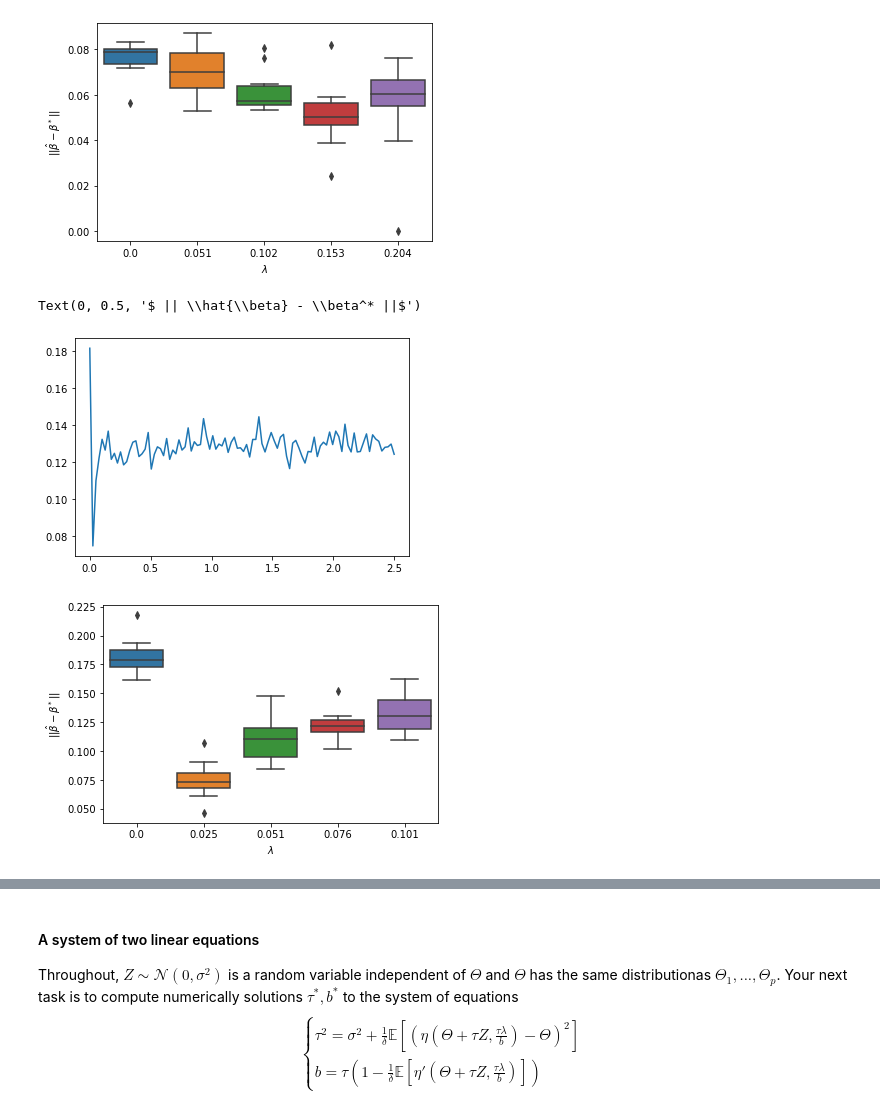
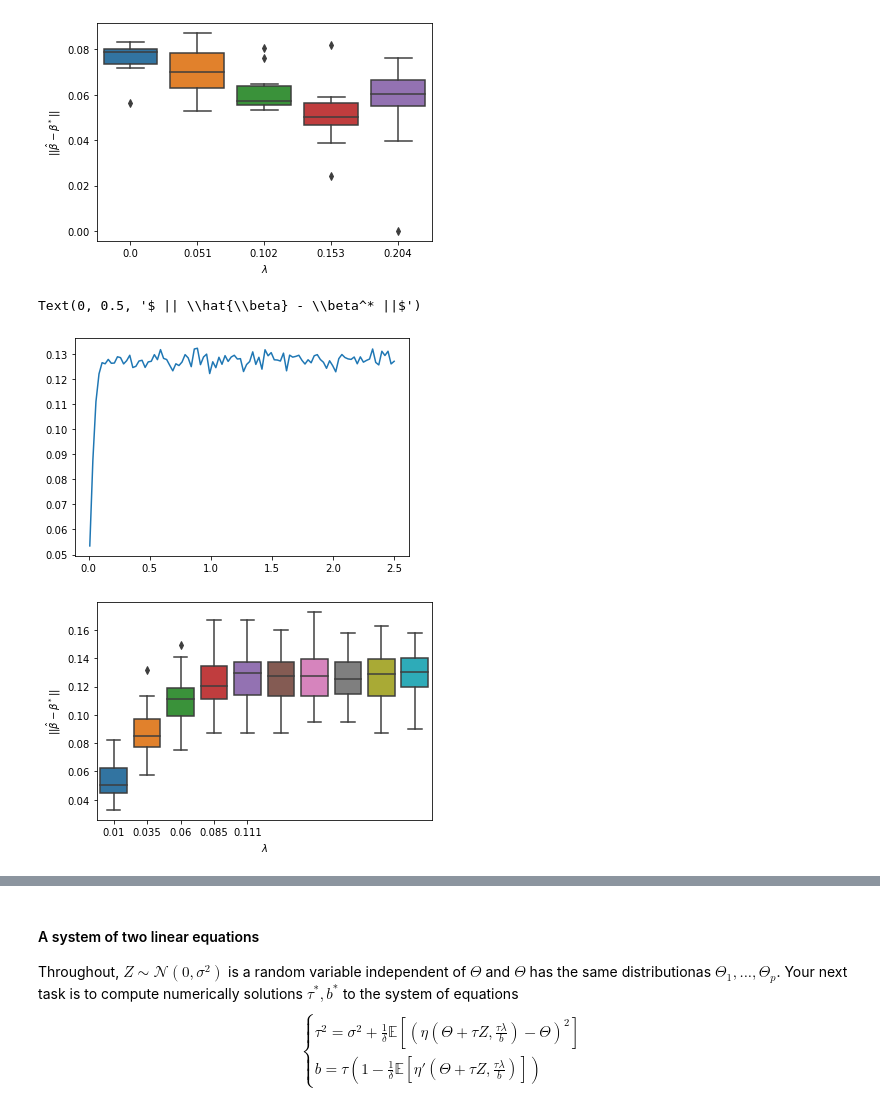
Before and after one commit to JulienKhlt/Hista, a Jupyter notebook: Projet_HISTA_FargeonKhlautRuhlmann.ipynb, the cells around one changed output, grey strips where cells are left out. Drawn from its saved outputs; the diff is of its cells as text; code cells hidden in the pictures.

Commit message:
Le boxplot du prof

```diff
--- a/Projet_HISTA_FargeonKhlautRuhlmann.ipynb
+++ b/Projet_HISTA_FargeonKhlautRuhlmann.ipynb
@@ -85,9 +87,9 @@ Text(0, 0.5, '$ || \\hat{\\beta} - \\beta^* ||$')
 delta = 0.64
 sigma2 = 0.2
 
-dataset_number = 10
+dataset_number = 50
 
-grid = np.linspace(0, 2.5, 100)
+grid = np.linspace(0.01, 2.5, 100)
 
 p = 400
 n = int(p * delta)
@@ -109,28 +111,21 @@ for index, l in enumerate(tqdm(grid)):
 
         y = np.dot(X.T, beta_star) + epsilon
 
-        #beta_hat = opt.minimize(lasso, beta_star, args=(y, X, n, l)).x
-
-        las = linear_model.Lasso(alpha = l)
-        #print(X.shape, y.shape)
+        las = linear_model.Lasso(alpha = l, fit_intercept = False)
         las.fit(X.T, y)
-        #print(las.coef_)
-
-        #diff[index, k] = np.linalg.norm(beta_hat - beta_star) ** 2
         diff[index, k] = np.linalg.norm(las.coef_ - beta_star) ** 2
 # %%
 plt.figure()
 plt.plot(grid, np.mean(diff, axis=1))
 plt.figure()
-grid_for_boxplot = np.repeat(grid[:5], dataset_number)
-diff2 = diff[:5,:]
-diff_for_boxplot = diff2.flatten()
+grid_for_boxplot = np.repeat(grid[:10], dataset_number)
+diff_for_boxplot = diff[:10,:].flatten()
 ax = sns.boxplot(grid_for_boxplot, diff_for_boxplot)
 ax.set_xticks(np.arange(0,5))
 ax.set_xticklabels(np.around(grid[np.arange(0,5)], 3))
 ax.set_xlabel(r'$\lambda$')
 ax.set_ylabel(r'$ || \hat{\beta} - \beta^* ||$')
 # %% [output]
 Text(0, 0.5, '$ || \\hat{\\beta} - \\beta^* ||$')
-[figure, old version]
+[figure, new version]
-[figure, old version]
+[figure, new version]
```
Also changed, not shown: parts of 8 cells of this notebook.
